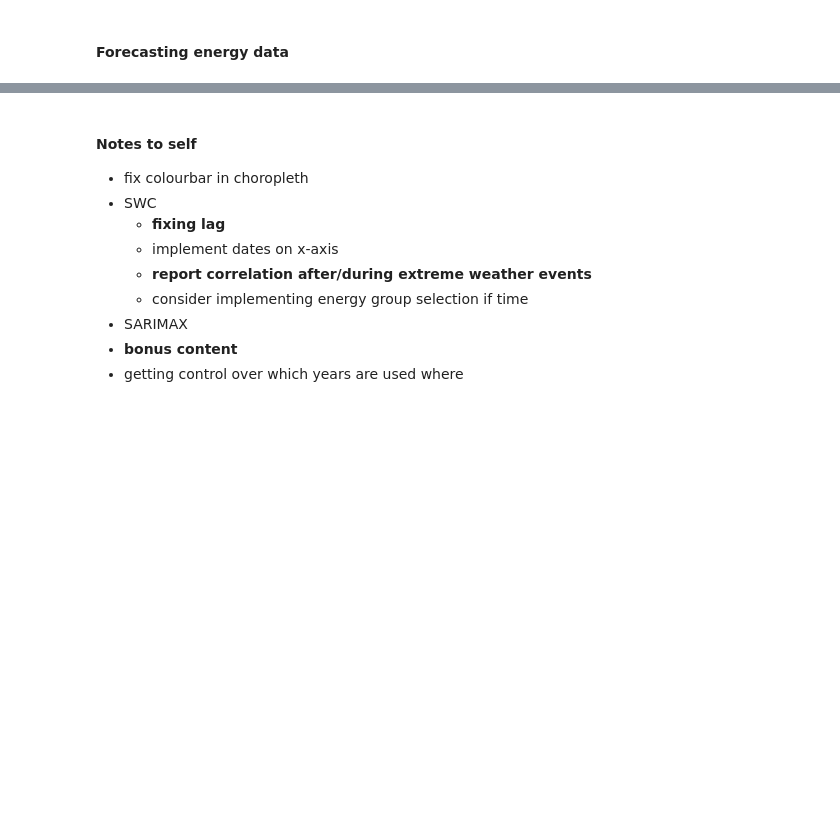
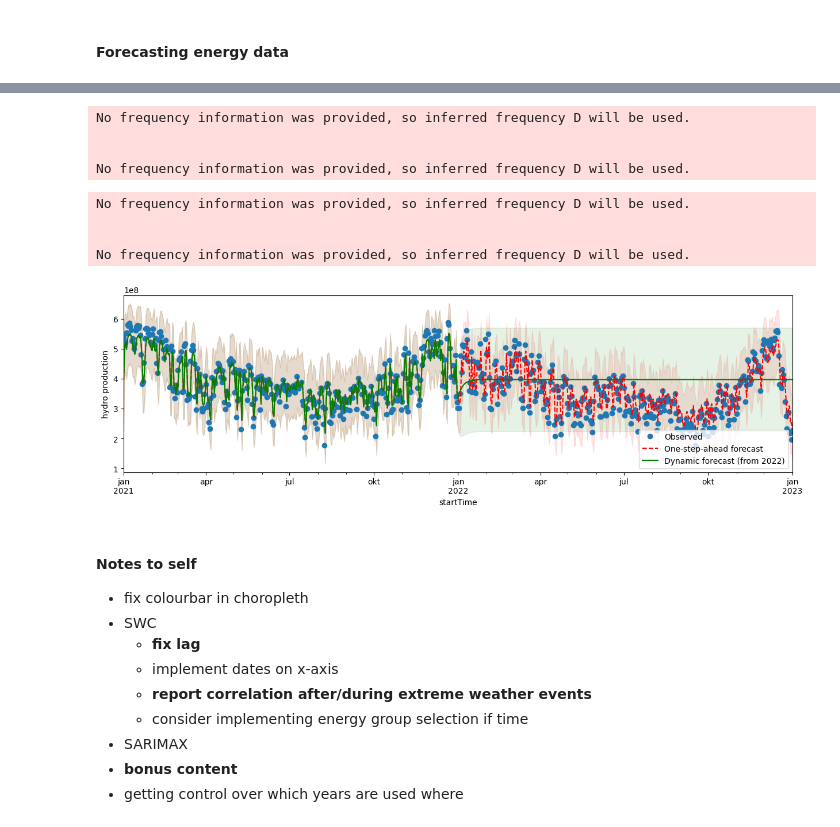
Before and after one commit to Satheris/IND320_SMAA, a Jupyter notebook: project/Assignment 4.ipynb, the cells around one changed output, grey strips where cells are left out. Saved outputs shown, nothing was run; the diff lists cells and outputs as text; code cells hidden in the pictures; blank space fills up the shorter version.

```diff
--- a/project/Assignment 4.ipynb
+++ b/project/Assignment 4.ipynb
@@ -952,0 +1006,3 @@ Name: precipitation (mm), Length: 365, dtype: float32
+# %%
+df_sarimax = make_sarimax_subset()
+df_sarimax
@@ -953,9 +1047,75 @@ Name: precipitation (mm), Length: 365, dtype: float32
+# %%
+from statsmodels.tsa.statespace.sarimax import SARIMAX
+
+# mod = SARIMAX(endog=df_sarimax['quantityKwh'][df_sarimax[st.session_state['ENERGY_TYPE']+'Group'] == st.session_state['GROUP']].loc[train_start_date:train_end_date],
+#               exog=df_sarimax['quantityKwh'][df_sarimax[st.session_state['ENERGY_TYPE']+'Group'] in exog].loc[train_start_date:train_end_date],
+#               trend='c',
+#               order=(p, d, q),
+#               seasonal_order=(P, D, Q, s)
+#               )
+
+mod = SARIMAX(endog=df_sarimax['quantityKwh'][df_sarimax['productionGroup'] == 'hydro'].loc[datetime.date(2021, 1, 1):datetime.date(2022, 1, 1)],
+              exog=None,
+              trend='c',
+              order=(1, 0, 0),
+              seasonal_order=(0, 0, 0, 0)
+              )
+
+res = mod.fit(disp=False)
+# %% [output]
+No frequency information was provided, so inferred frequency D will be used.
+
+
+No frequency information was provided, so inferred frequency D will be used.
+# %%
+mod = SARIMAX(endog=df_sarimax['quantityKwh'][df_sarimax['productionGroup'] == 'hydro'],
+              exog=None,
+              trend='c',
+              order=(1, 0, 0),
+              seasonal_order=(0, 0, 0, 0)
+              )
+
+res = mod.filter(res.params)
+
+# In-sample one-step-ahead prediction wrapper function
+predict = res.get_prediction()
+predict_ci = predict.conf_int()
+
+# Dynamic predictions starting from chosen train_end_date
+predict_dy = res.get_prediction(dynamic='2022-01-01')
+predict_dy_ci = predict_dy.conf_int()
+# %% [output]
+No frequency information was provided, so inferred frequency D will be used.
+
+
+No frequency information was provided, so inferred frequency D will be used.
+# %%
+import matplotlib.pyplot as plt
+# Compare the one-step-ahead predictions to the dynamic predictions
+fig, ax = plt.subplots(figsize=(15,4))
+npre = 4
+ax.set(title='', xlabel='Date', ylabel='hydro production')
+
+# Plot data points
+df_sarimax[df_sarimax['productionGroup']=='hydro'].loc['2021-01-01':'2023-01-01', 'quantityKwh'].plot(ax=ax, style='o', label='Observed')
+
+# Plot predictions
+predict.predicted_mean.loc['2021-01-01':'2023-01-01'].plot(ax=ax, style='r--', label='One-step-ahead forecast')
+ci = predict_ci.loc['2021-01-01':'2023-01-01']
+ax.fill_between(ci.index, ci.iloc[:,0], ci.iloc[:,1], color='r', alpha=0.1)
+predict_dy.predicted_mean.loc['2021-01-01':'2023-01-01'].plot(ax=ax, style='g', label='Dynamic forecast (from 2022)')
+ci = predict_dy_ci.loc['2021-01-01':'2023-01-01']
+ax.fill_between(ci.index, ci.iloc[:,0], ci.iloc[:,1], color='g', alpha=0.1)
+
+legend = ax.legend(loc='lower right')
+# %% [output]
+[figure, added]
 # %% [markdown]
 #### Notes to self
 
 - fix colourbar in choropleth
 - SWC
-    - **fixing lag**
+    - **fix lag**
     - implement dates on x-axis
     - **report correlation after/during extreme weather events**
     - consider implementing energy group selection if time
```
Also changed, not shown: parts of 7 cells of this notebook.
